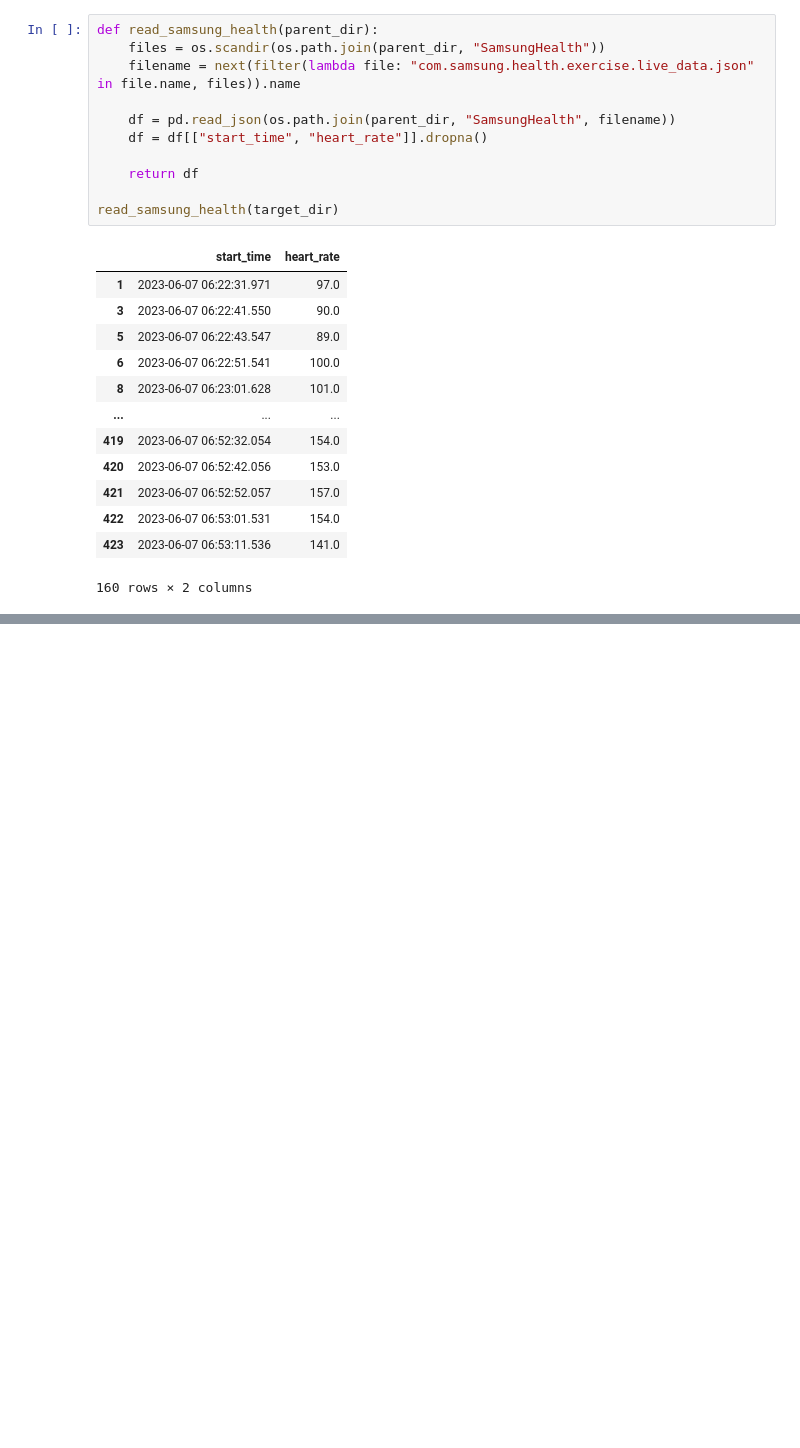
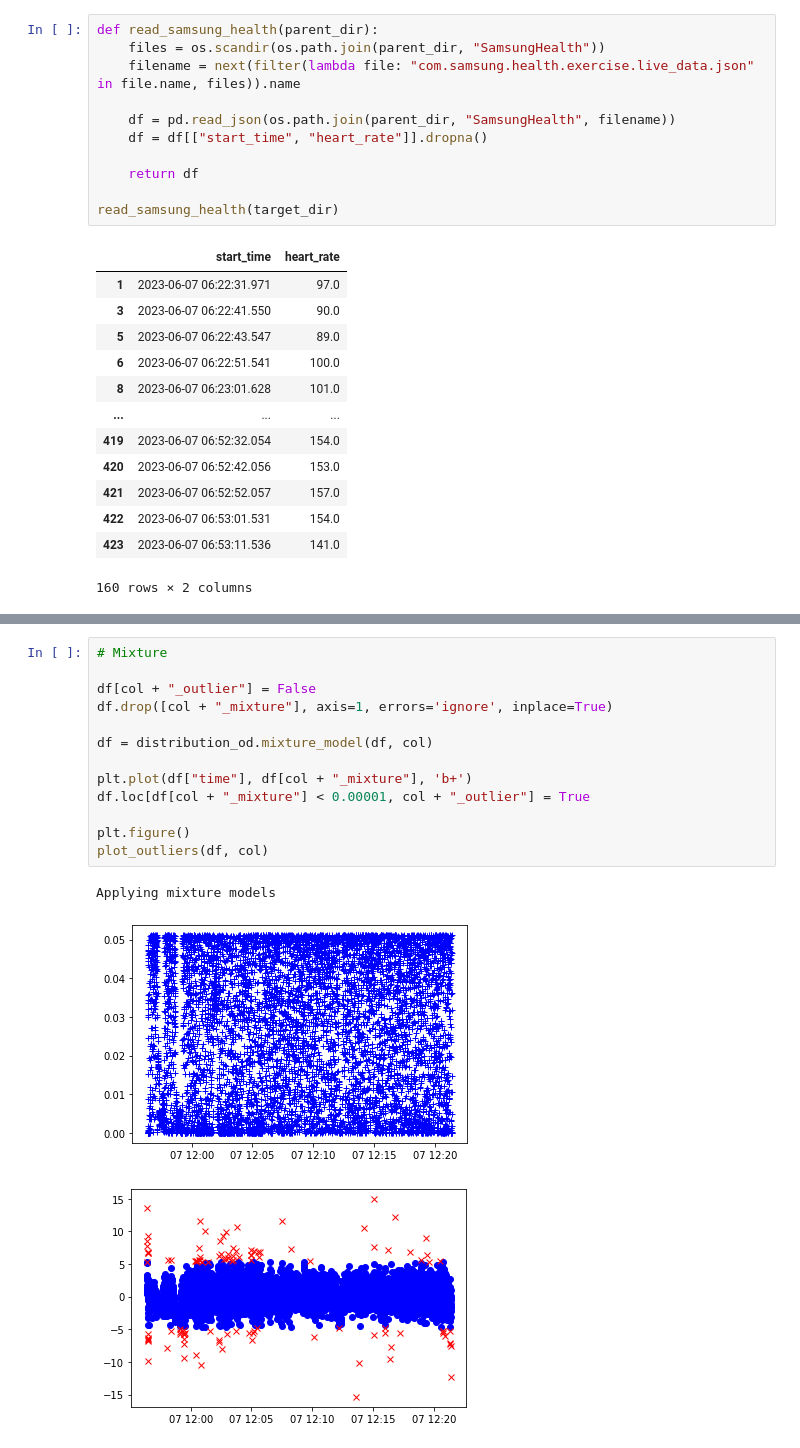
Before and after one commit to lucashecht/ML4QS, a Jupyter notebook: Parse Data Alessandro.ipynb, the cells around one changed output, grey strips where cells are left out. Saved outputs shown, nothing was run; the diff lists cells and outputs as text; blank space fills up the shorter version.

```diff
--- a/Parse Data Alessandro.ipynb
+++ b/Parse Data Alessandro.ipynb
@@ -252,0 +311,17 @@ fig.align_labels()
+# %%
+# Mixture
+
+df[col + "_outlier"] = False
+df.drop([col + "_mixture"], axis=1, errors='ignore', inplace=True)
+
+df = distribution_od.mixture_model(df, col)
+
+plt.plot(df["time"], df[col + "_mixture"], 'b+')
+df.loc[df[col + "_mixture"] < 0.00001, col + "_outlier"] = True
+
+plt.figure()
+plot_outliers(df, col)
+# %% [output]
+Applying mixture models
+[figure, added]
+[figure, added]
```
Also changed, not shown: parts of 10 cells of this notebook.
